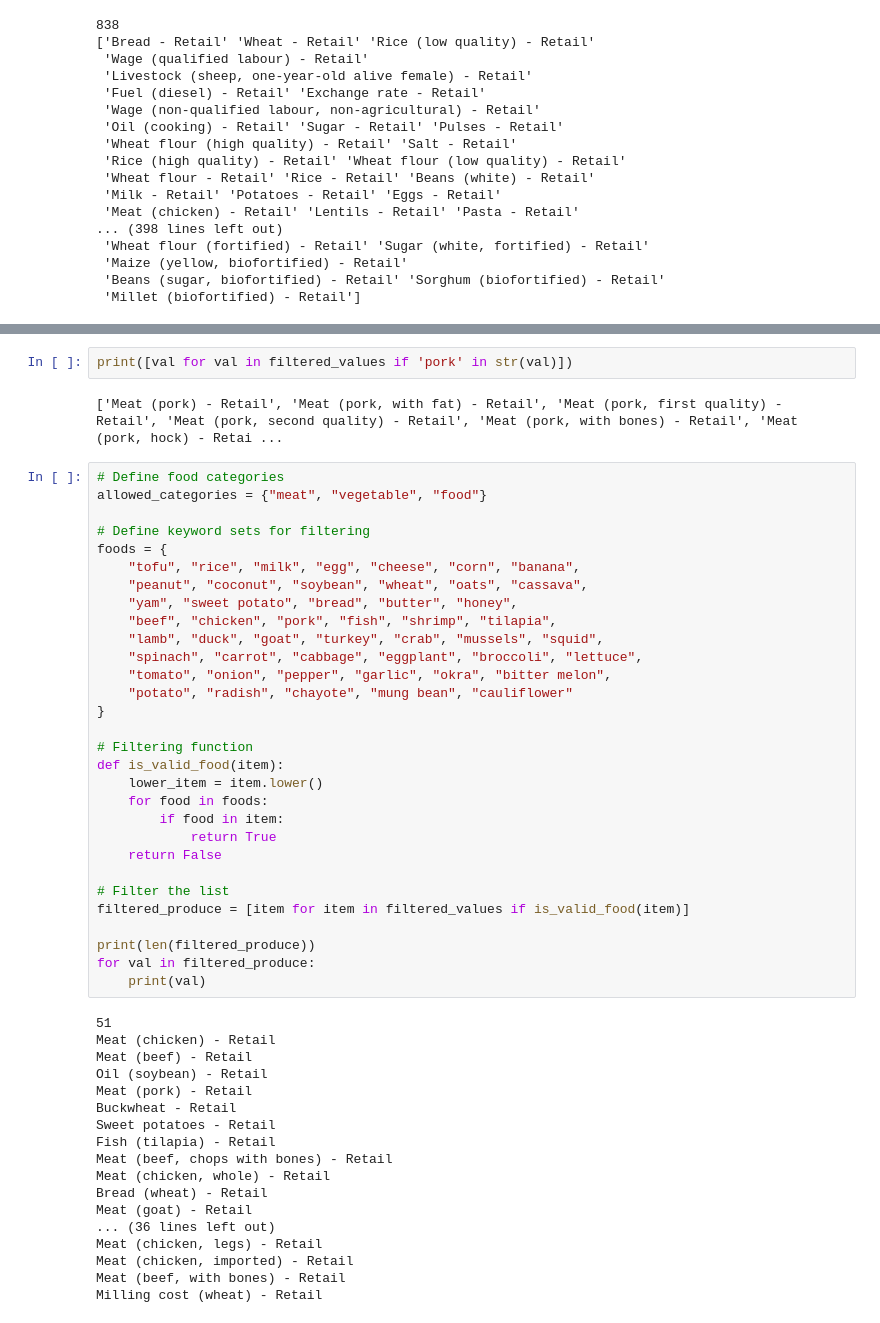
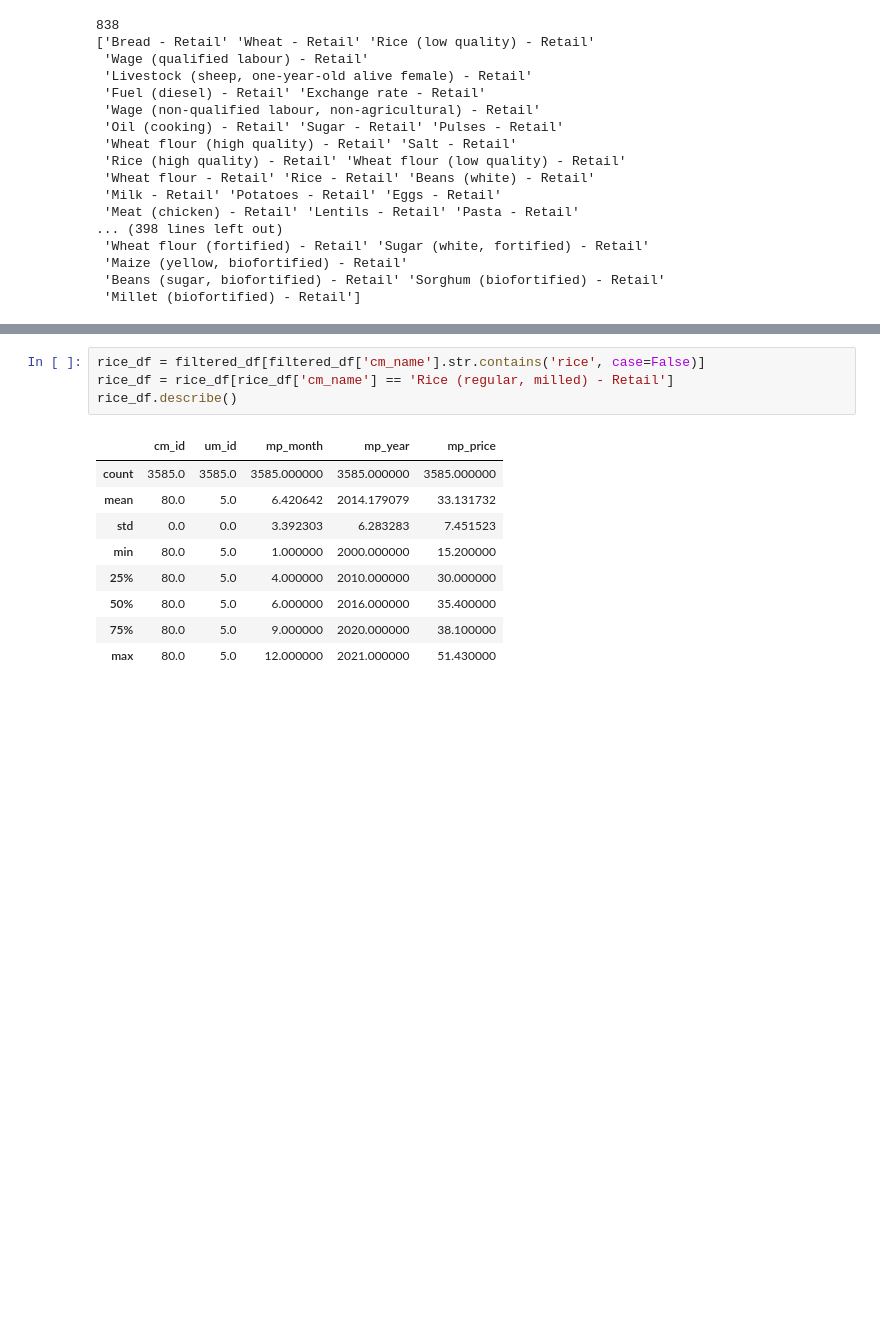
Before and after one commit to mechy88/philippine-produce-data-mining, a Jupyter notebook: Preprocess_worldData.ipynb, the cells around one changed output, grey strips where cells are left out. Saved outputs shown, nothing was run; the diff lists cells and outputs as text; blank space fills up the shorter version.

```diff
--- a/Preprocess_worldData.ipynb
+++ b/Preprocess_worldData.ipynb
@@ -94,52 +101,14 @@ Millet (biofortified) - Retail
-# %%
-print([val for val in filtered_values if 'pork' in str(val)])
-# %% [output]
-['Meat (pork) - Retail', 'Meat (pork, with fat) - Retail', 'Meat (pork, first quality) - Retail', 'Meat (pork, second quality) - Retail', 'Meat (pork, with bones) - Retail', 'Meat (pork, hock) - Retai ...
 # %%
-# Define food categories
-allowed_categories = {"meat", "vegetable", "food"}
-
-# Define keyword sets for filtering
-foods = {
-    "tofu", "rice", "milk", "egg", "cheese", "corn", "banana",
-    "peanut", "coconut", "soybean", "wheat", "oats", "cassava",
-    "yam", "sweet potato", "bread", "butter", "honey",
-    "beef", "chicken", "pork", "fish", "shrimp", "tilapia",
-    "lamb", "duck", "goat", "turkey", "crab", "mussels", "squid",
-    "spinach", "carrot", "cabbage", "eggplant", "broccoli", "lettuce",
-    "tomato", "onion", "pepper", "garlic", "okra", "bitter melon",
-    "potato", "radish", "chayote", "mung bean", "cauliflower"
-}
-
-# Filtering function
-def is_valid_food(item):
-    lower_item = item.lower()
-    for food in foods:
-        if food in item:
-            return True
-    return False
-
-# Filter the list
-filtered_produce = [item for item in filtered_values if is_valid_food(item)]
-
-print(len(filtered_produce))
-for val in filtered_produce:
-    print(val)
+rice_df = filtered_df[filtered_df['cm_name'].str.contains('rice', case=False)]
+rice_df = rice_df[rice_df['cm_name'] == 'Rice (regular, milled) - Retail']
+rice_df.describe()
 # %% [output]
-51
-Meat (chicken) - Retail
-Meat (beef) - Retail
-Oil (soybean) - Retail
-Meat (pork) - Retail
-Buckwheat - Retail
-Sweet potatoes - Retail
-Fish (tilapia) - Retail
-Meat (beef, chops with bones) - Retail
-Meat (chicken, whole) - Retail
-Bread (wheat) - Retail
-Meat (goat) - Retail
-... (36 lines left out)
-Meat (chicken, legs) - Retail
-Meat (chicken, imported) - Retail
-Meat (beef, with bones) - Retail
-Milling cost (wheat) - Retail
+|  | cm_id | um_id | mp_month | mp_year | mp_price |
+| count | 3585.0 | 3585.0 | 3585.000000 | 3585.000000 | 3585.000000 |
+| mean | 80.0 | 5.0 | 6.420642 | 2014.179079 | 33.131732 |
+| std | 0.0 | 0.0 | 3.392303 | 6.283283 | 7.451523 |
+| min | 80.0 | 5.0 | 1.000000 | 2000.000000 | 15.200000 |
+| 25% | 80.0 | 5.0 | 4.000000 | 2010.000000 | 30.000000 |
+| 50% | 80.0 | 5.0 | 6.000000 | 2016.000000 | 35.400000 |
+| 75% | 80.0 | 5.0 | 9.000000 | 2020.000000 | 38.100000 |
+| max | 80.0 | 5.0 | 12.000000 | 2021.000000 | 51.430000 |
```
Also changed, not shown: parts of 27 cells of this notebook.
